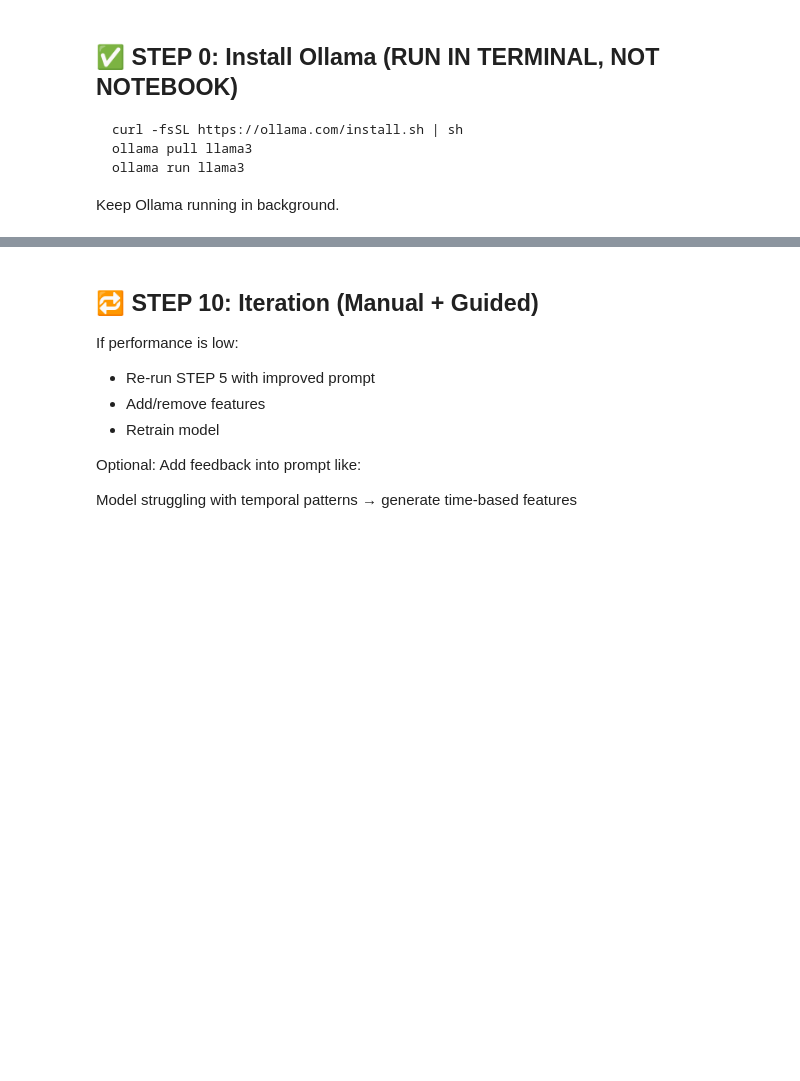
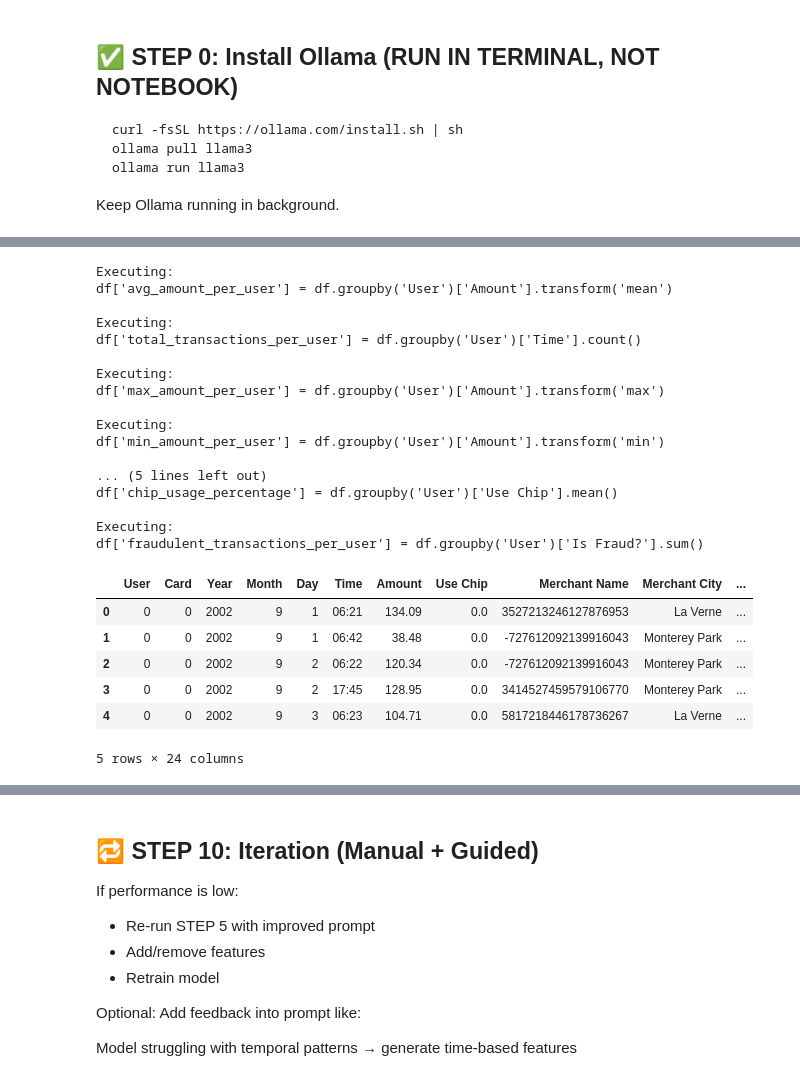
Before and after one commit to sriman-216/Fraud_Analytics, a Jupyter notebook: user_behavioural/ollama_fraud_pipeline.ipynb, the cells around one changed output, grey strips where cells are left out. Saved outputs shown, nothing was run; the diff lists cells and outputs as text; code cells hidden in the pictures; blank space fills up the shorter version.

```diff
--- a/user_behavioural/ollama_fraud_pipeline.ipynb
+++ b/user_behavioural/ollama_fraud_pipeline.ipynb
@@ -127,9 +135,9 @@ Here are some fraud detection behavioral features that can be generated from the
 #print(df['Amount'].head(10))
 df['Amount'] = df['Amount'].replace('[\$,]', '', regex=True).astype(float)
 
-df['txn_count'] = df.groupby('User')['Amount'].transform('count')
-df['avg_amount'] = df.groupby('User')['Amount'].transform('mean')
-df['amount_std'] = df.groupby('User')['Amount'].transform('std')
-df['unique_merchants'] = df.groupby('User')['Merchant Name'].transform('nunique')
+# df['txn_count'] = df.groupby('User')['Amount'].transform('count')
+# df['avg_amount'] = df.groupby('User')['Amount'].transform('mean')
+# df['amount_std'] = df.groupby('User')['Amount'].transform('std')
+# df['unique_merchants'] = df.groupby('User')['Merchant Name'].transform('nunique')
 
-df.head()
+# df.head()
@@ -142,0 +144,67 @@ df.head()
+# %%
+df['unique_merchants_per_user'] = df.groupby('User')['Merchant Name'].transform('nunique')
+
+# Fix Use Chip
+if df['Use Chip'].dtype == 'object':
+    df['Use Chip'] = df['Use Chip'].map({'Yes': 1, 'No': 0}).fillna(0)
+
+df['merchant_frequency_per_user'] = df.groupby('User')['Merchant Name'].transform('count')
+# %%
+import json
+import re
+
+def extract_json(llm_output):
+    try:
+        # Extract JSON block
+        json_str = re.search(r'\[.*\]', llm_output, re.DOTALL).group(0)
+        return json.loads(json_str)
+    except:
+        print("Failed to parse JSON")
+        print(llm_output)
+        return []
+
+def apply_features_exec(df, features):
+    for feature in features:
+        code = feature.get("computation", "")
+
+        print(f"\nExecuting:\n{code}")
+
+        try:
+            exec(code)
+        except Exception as e:
+            print(f"❌ Error: {e}")
+
+    return df
+
+# Parse LLM output
+features = extract_json(llm_output)
+
+# Apply features
+df = apply_features_exec(df, features)
+
+df.head()
+# %% [output]
+Executing:
+df['avg_amount_per_user'] = df.groupby('User')['Amount'].transform('mean')
+
+Executing:
+df['total_transactions_per_user'] = df.groupby('User')['Time'].count()
+
+Executing:
+df['max_amount_per_user'] = df.groupby('User')['Amount'].transform('max')
+
+Executing:
+df['min_amount_per_user'] = df.groupby('User')['Amount'].transform('min')
+
+... (5 lines left out)
+df['chip_usage_percentage'] = df.groupby('User')['Use Chip'].mean()
+
+Executing:
+df['fraudulent_transactions_per_user'] = df.groupby('User')['Is Fraud?'].sum()
+|  | User | Card | Year | Month | Day | Time | Amount | Use Chip | Merchant Name | Merchant City | ... |
+| 0 | 0 | 0 | 2002 | 9 | 1 | 06:21 | 134.09 | 0.0 | 3527213246127876953 | La Verne | ... |
+| 1 | 0 | 0 | 2002 | 9 | 1 | 06:42 | 38.48 | 0.0 | -727612092139916043 | Monterey Park | ... |
+| 2 | 0 | 0 | 2002 | 9 | 2 | 06:22 | 120.34 | 0.0 | -727612092139916043 | Monterey Park | ... |
+| 3 | 0 | 0 | 2002 | 9 | 2 | 17:45 | 128.95 | 0.0 | 3414527459579106770 | Monterey Park | ... |
+| 4 | 0 | 0 | 2002 | 9 | 3 | 06:23 | 104.71 | 0.0 | 5817218446178736267 | La Verne | ... |
+5 rows × 24 columns
```
Also changed, not shown: parts of 9 cells of this notebook, 1 other file.
